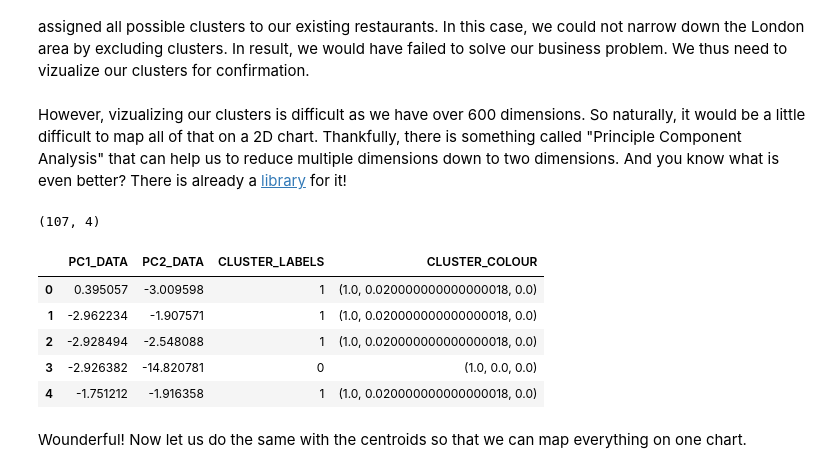
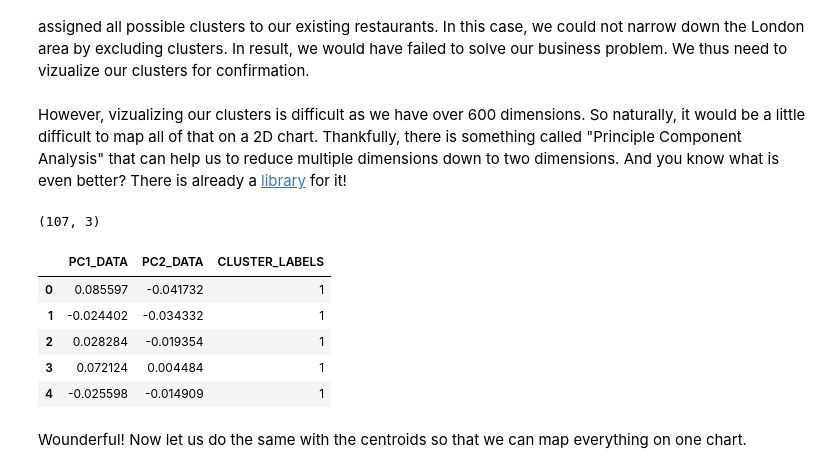
Before and after one commit to Mauricebuettgenbach/battle_of_the_neighborhoods, a Jupyter notebook: THE_BATTLE_OF_NEIHBORHOODS.ipynb, the cells around one changed output. Cells and saved outputs as stored; diff of their text form; code cells hidden in the pictures.

```diff
--- a/THE_BATTLE_OF_NEIHBORHOODS.ipynb
+++ b/THE_BATTLE_OF_NEIHBORHOODS.ipynb
@@ -1046,7 +1052,7 @@ import uuid
 unique_ID = pd.DataFrame(restaurants_hexagons['RESTAURANT_STREET'].unique())
 
 # Create catchment area ID for restaurant hexagons
-unique_ID['CATCHMENT_ID'] = unique_ID.apply(lambda row: uuid.uuid1(), axis=1)
+unique_ID['CATCHMENT_ID'] = unique_ID.apply(lambda row: str(uuid.uuid1()), axis=1)
 
 # Parse back into restaurant variable
 restaurants_hexagons = restaurants_hexagons.merge(unique_ID, how='left', left_on='RESTAURANT_STREET', right_on=0)
@@ -1065,7 +1071,7 @@ restaurants_hexagons.head()
 unique_ID = pd.DataFrame(london_h3_hex['INITIAL_HEXAGON'].unique())
 
 # Create catchment area ID for restaurant hexagons
-unique_ID['CATCHMENT_ID'] = unique_ID.apply(lambda row: uuid.uuid1(), axis=1)
+unique_ID['CATCHMENT_ID'] = unique_ID.apply(lambda row: str(uuid.uuid1()), axis=1)
 
 # Parse back into restaurant variable
 london_h3_hex = london_h3_hex.merge(unique_ID, how='left', left_on='INITIAL_HEXAGON', right_on=0)
@@ -1101,7 +1107,7 @@ catchment_areas_onehot.drop(columns=[
     'H3_INDEX'], inplace=True)
 
 # Group by catchment ID
-catchment_areas_onehot_grouped = catchment_areas_onehot.groupby('CATCHMENT_ID').mean().reset_index()
+catchment_areas_onehot_grouped = catchment_areas_onehot.groupby('CATCHMENT_ID').sum().reset_index()
 
 # Viz
 print(catchment_areas_onehot_grouped.shape)
@@ -1120,27 +1126,28 @@ Our data would now be ready for the k-means algorithm. However, we will perform
 # %%
-# Import the sklearn function
+# Import working library
 from sklearn.preprocessing import StandardScaler
 
 # Drop first row to avoid errors
 catchment_areas_onehot_grouped_clustering = catchment_areas_onehot_grouped.drop('CATCHMENT_ID', 1)
 
-# Store column names
-column_names = list(catchment_areas_onehot_grouped_clustering.columns.values)
+# Get column names
+column_names = list(catchment_areas_onehot_grouped_clustering.columns)
 
-# Standardize the data
+# Initiate scaler
 scaler = StandardScaler()
-catchment_areas_onehot_grouped_clustering = scaler.fit_transform(catchment_areas_onehot_grouped_clustering)
 
-# Get dimensions for later PCA
-dimensions = catchment_areas_onehot_grouped_clustering.shape[1]
+# Fit data
+scaler.fit(catchment_areas_onehot_grouped_clustering)
 
-# Conver to df, put names back in
-catchment_areas_onehot_grouped_clustering = pd.DataFrame(catchment_areas_onehot_grouped_clustering)
-catchment_areas_onehot_grouped_clustering.columns = column_names
+# Scale data
+catchment_areas_onehot_grouped_clustering_scaled = scaler.transform(catchment_areas_onehot_grouped_clustering)
+
+# Convert to pd dataframe
+catchment_areas_onehot_grouped_clustering_scaled = pd.DataFrame(catchment_areas_onehot_grouped_clustering_scaled, columns=column_names)
 
 # Viz
-print(catchment_areas_onehot_grouped_clustering.shape)
-catchment_areas_onehot_grouped_clustering.head()
+print(catchment_areas_onehot_grouped_clustering_scaled.shape)
+catchment_areas_onehot_grouped_clustering_scaled.head()
 # %% [output]
 (16997, 662)
 |  | ATM | Accessories Store | Acupuncturist | Adult Boutique | Adult Education Center | Advertising Agency | ... |
@@ -1255,39 +1450,38 @@ However, vizualizing our clusters is difficult as we have over 600 dimensions. S
 # %%
 # import working libraries
 from sklearn.decomposition import PCA
 
 # Drop qualitative columns
 existing_restaurant_clusters_scaled = existing_restaurant_clusters.drop(columns=[
     'CATCHMENT_ID',
     'CLUSTER_LABELS',
     'CENTROID_X',
-    'CENTROID_Y',
-    'CLUSTER_COLOUR'])
+    'CENTROID_Y'])
 
 # Create a PCA model to reduce our data to 2 dimensions for visualisation
 pca = PCA(n_components=2)
 pca.fit(existing_restaurant_clusters_scaled)
 
 # Transfor the scaled data to the new PCA space
 existing_restaurant_clusters_reduced = pca.transform(existing_restaurant_clusters_scaled)
 
 # Convert to df
 existing_restaurant_clusters_reduced = pd.DataFrame(existing_restaurant_clusters_reduced, columns=['PC1_DATA', 'PC2_DATA'])
 
 # Add cluster id
 existing_restaurant_clusters_reduced['CLUSTER_LABELS'] = existing_restaurant_clusters['CLUSTER_LABELS'].copy()
 
 # Viz
 print(existing_restaurant_clusters_reduced.shape)
 existing_restaurant_clusters_reduced.head()
 # %% [output]
-(107, 4)
+(107, 3)
-|  | PC1_DATA | PC2_DATA | CLUSTER_LABELS | CLUSTER_COLOUR |
-| 0 | 0.395057 | -3.009598 | 1 | (1.0, 0.020000000000000018, 0.0) |
-| 1 | -2.962234 | -1.907571 | 1 | (1.0, 0.020000000000000018, 0.0) |
-| 2 | -2.928494 | -2.548088 | 1 | (1.0, 0.020000000000000018, 0.0) |
-| 3 | -2.926382 | -14.820781 | 0 | (1.0, 0.0, 0.0) |
-| 4 | -1.751212 | -1.916358 | 1 | (1.0, 0.020000000000000018, 0.0) |
+|  | PC1_DATA | PC2_DATA | CLUSTER_LABELS |
+| 0 | 0.085597 | -0.041732 | 1 |
+| 1 | -0.024402 | -0.034332 | 1 |
+| 2 | 0.028284 | -0.019354 | 1 |
+| 3 | 0.072124 | 0.004484 | 1 |
+| 4 | -0.025598 | -0.014909 | 1 |
 # %% [markdown]
 Wounderful! Now let us do the same with the centroids so that we can map everything on one chart.
 # %%
```
Also changed, not shown: parts of 22 cells of this notebook.
